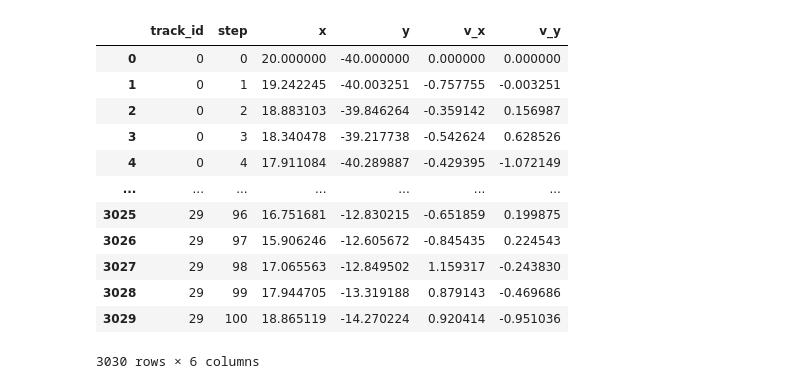
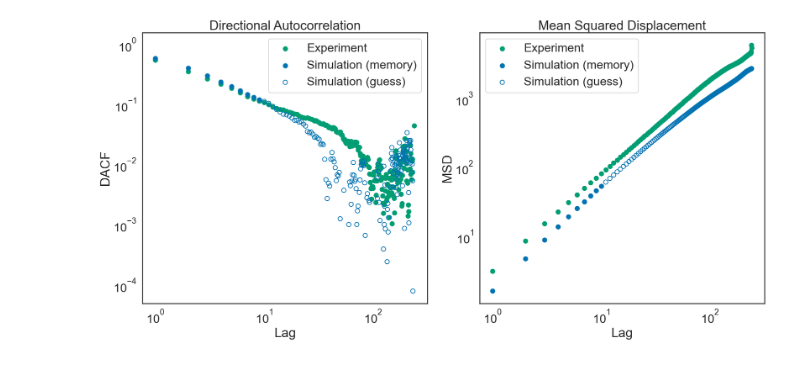
Before and after one commit to puginarug/MCmigrate, a Jupyter notebook: running_sim_in_nb.ipynb, the cells around one changed output. Saved outputs shown, nothing was run; the diff lists cells and outputs as text; code cells hidden in the pictures.

```diff
--- a/running_sim_in_nb.ipynb
+++ b/running_sim_in_nb.ipynb
@@ -87,7 +124,0 @@ plot_cell_statistics(sim)
-# %%
-# compare simulation results with experimental data
-from analysis import compare_simulations
-
-sim_df = sim.get_dataframe()
-
-compare_simulations(sim_df, data)
@@ -113,16 +125,36 @@ compare_simulations(sim_df, data)
-# %%
-sim_df
-# %% [output]
-|  | track_id | step | x | y | v_x | v_y |
-| 0 | 0 | 0 | 20.000000 | -40.000000 | 0.000000 | 0.000000 |
-| 1 | 0 | 1 | 19.242245 | -40.003251 | -0.757755 | -0.003251 |
-| 2 | 0 | 2 | 18.883103 | -39.846264 | -0.359142 | 0.156987 |
-| 3 | 0 | 3 | 18.340478 | -39.217738 | -0.542624 | 0.628526 |
-| 4 | 0 | 4 | 17.911084 | -40.289887 | -0.429395 | -1.072149 |
-| ... | ... | ... | ... | ... | ... | ... |
-| 3025 | 29 | 96 | 16.751681 | -12.830215 | -0.651859 | 0.199875 |
-| 3026 | 29 | 97 | 15.906246 | -12.605672 | -0.845435 | 0.224543 |
-| 3027 | 29 | 98 | 17.065563 | -12.849502 | 1.159317 | -0.243830 |
-| 3028 | 29 | 99 | 17.944705 | -13.319188 | 0.879143 | -0.469686 |
-| 3029 | 29 | 100 | 18.865119 | -14.270224 | 0.920414 | -0.951036 |
-3030 rows × 6 columns
+# %%
+dacf_exp = calculate_autocorrelation(data)
+sim_dacf = calculate_autocorrelation(sim_df)
+
+msd_exp = calculate_msd(data)
+msd_sim = calculate_msd(sim_df)
+# %%
+fig, axes = plt.subplots(1, 2, figsize=(20, 10))
+
+# DACF plot
+n_memory = 10  # Number of memory steps (as used in MarkovChain fit)
+axes[0].scatter(dacf_exp['lag'], dacf_exp['dacf'], label='Experiment', color=color_map["2D BTrack Tracking"], marker='o')
+axes[0].scatter(sim_dacf['lag'][:n_memory], sim_dacf['dacf'][:n_memory], label='Simulation (memory)', color=color_map["Simulation"], marker='o')
+axes[0].scatter(sim_dacf['lag'][n_memory:], sim_dacf['dacf'][n_memory:], label='Simulation (guess)', facecolors='none', edgecolors=color_map["Simulation"], marker='o')
+axes[0].set_xscale('log')
+axes[0].set_yscale('log')
+axes[0].set_xlabel('Lag')
+axes[0].set_ylabel('DACF')
+axes[0].set_title('Directional Autocorrelation')
+axes[0].legend()
+
+# MSD plot
+axes[1].scatter(msd_exp['lag'], msd_exp['msd'], label='Experiment', color=color_map["2D BTrack Tracking"], marker='o')
+axes[1].scatter(msd_sim['lag'][:n_memory], msd_sim['msd'][:n_memory], label='Simulation (memory)', color=color_map["Simulation"], marker='o')
+axes[1].scatter(msd_sim['lag'][n_memory:], msd_sim['msd'][n_memory:], label='Simulation (guess)', facecolors='none', edgecolors=color_map["Simulation"], marker='o')
+axes[1].set_xscale('log')
+axes[1].set_yscale('log')
+axes[1].set_xlabel('Lag')
+axes[1].set_ylabel('MSD')
+axes[1].set_title('Mean Squared Displacement')
+axes[1].legend()
+
+plt.tight_layout()
+plt.show()
+# %% [output]
+[figure, added]
```
Also changed, not shown: parts of 15 cells of this notebook, 8 other files.
